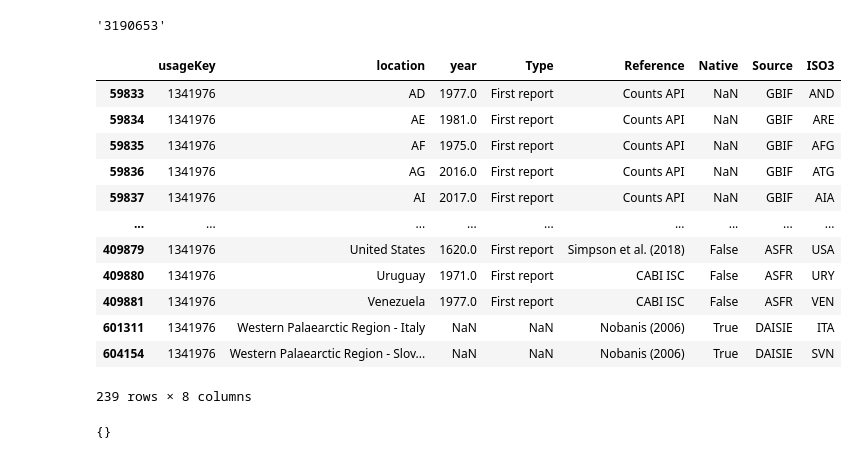
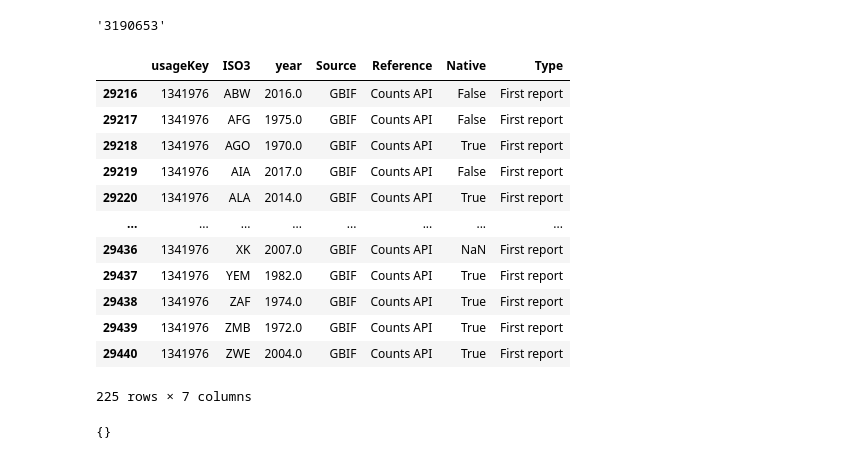
Before and after one commit to ncsu-landscape-dynamics/GIATAR-dataset, a Jupyter notebook: query_functions/GIATAR_Queries_Tutorial.ipynb, the cells around one changed output. Cells and saved outputs as stored; diff of their text form; code cells hidden in the pictures.

```diff
--- a/query_functions/GIATAR_Queries_Tutorial.ipynb
+++ b/query_functions/GIATAR_Queries_Tutorial.ipynb
@@ -109,24 +109,24 @@ gqf.get_usageKey("Ailanthus altissima")
 '3190653'
 # %%
 #Let's pull some introduction records
-gqf.get_first_introductions("Apis mellifera", import_additional_native_info=False)
+gqf.get_first_introductions("Apis mellifera", import_additional_native_info=True)
 
 #some species have multiple introduction records for some countres
-gqf.get_all_introductions("Apis mellifera", import_additional_native_info=False)
+#gqf.get_all_introductions("Apis mellifera", import_additional_native_info=False)
 # %% [output]
-|  | usageKey | location | year | Type | Reference | Native | Source | ISO3 |
-| 59833 | 1341976 | AD | 1977.0 | First report | Counts API | NaN | GBIF | AND |
-| 59834 | 1341976 | AE | 1981.0 | First report | Counts API | NaN | GBIF | ARE |
-| 59835 | 1341976 | AF | 1975.0 | First report | Counts API | NaN | GBIF | AFG |
-| 59836 | 1341976 | AG | 2016.0 | First report | Counts API | NaN | GBIF | ATG |
-| 59837 | 1341976 | AI | 2017.0 | First report | Counts API | NaN | GBIF | AIA |
-| ... | ... | ... | ... | ... | ... | ... | ... | ... |
-| 409879 | 1341976 | United States | 1620.0 | First report | Simpson et al. (2018) | False | ASFR | USA |
-| 409880 | 1341976 | Uruguay | 1971.0 | First report | CABI ISC | False | ASFR | URY |
-| 409881 | 1341976 | Venezuela | 1977.0 | First report | CABI ISC | False | ASFR | VEN |
-| 601311 | 1341976 | Western Palaearctic Region - Italy | NaN | NaN | Nobanis (2006) | True | DAISIE | ITA |
-| 604154 | 1341976 | Western Palaearctic Region - Slov... | NaN | NaN | Nobanis (2006) | True | DAISIE | SVN |
+|  | usageKey | ISO3 | year | Source | Reference | Native | Type |
+| 29216 | 1341976 | ABW | 2016.0 | GBIF | Counts API | False | First report |
+| 29217 | 1341976 | AFG | 1975.0 | GBIF | Counts API | False | First report |
+| 29218 | 1341976 | AGO | 1970.0 | GBIF | Counts API | True | First report |
+| 29219 | 1341976 | AIA | 2017.0 | GBIF | Counts API | False | First report |
+| 29220 | 1341976 | ALA | 2014.0 | GBIF | Counts API | True | First report |
+| ... | ... | ... | ... | ... | ... | ... | ... |
+| 29436 | 1341976 | XK | 2007.0 | GBIF | Counts API | NaN | First report |
+| 29437 | 1341976 | YEM | 1982.0 | GBIF | Counts API | True | First report |
+| 29438 | 1341976 | ZAF | 1974.0 | GBIF | Counts API | True | First report |
+| 29439 | 1341976 | ZMB | 1972.0 | GBIF | Counts API | True | First report |
+| 29440 | 1341976 | ZWE | 2004.0 | GBIF | Counts API | True | First report |
-239 rows × 8 columns
+225 rows × 7 columns
 # %%
 gqf.get_ecology("Thrips tabaci")
 # %% [output]
```
Also changed, not shown: parts of 1 cell of this notebook, 2 other files.
